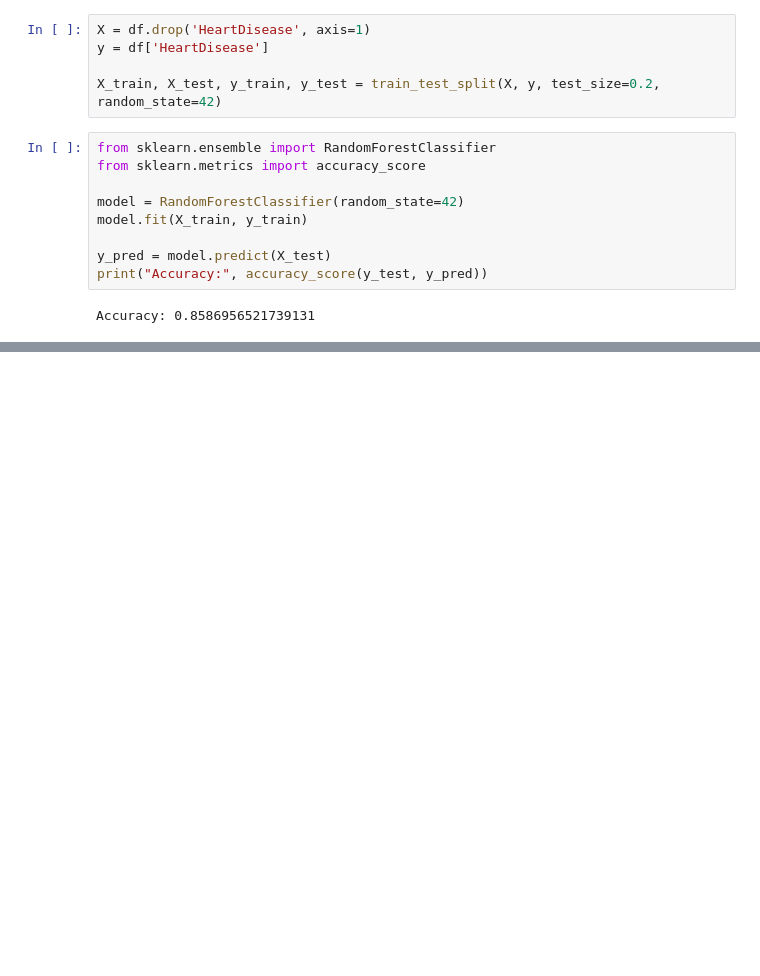
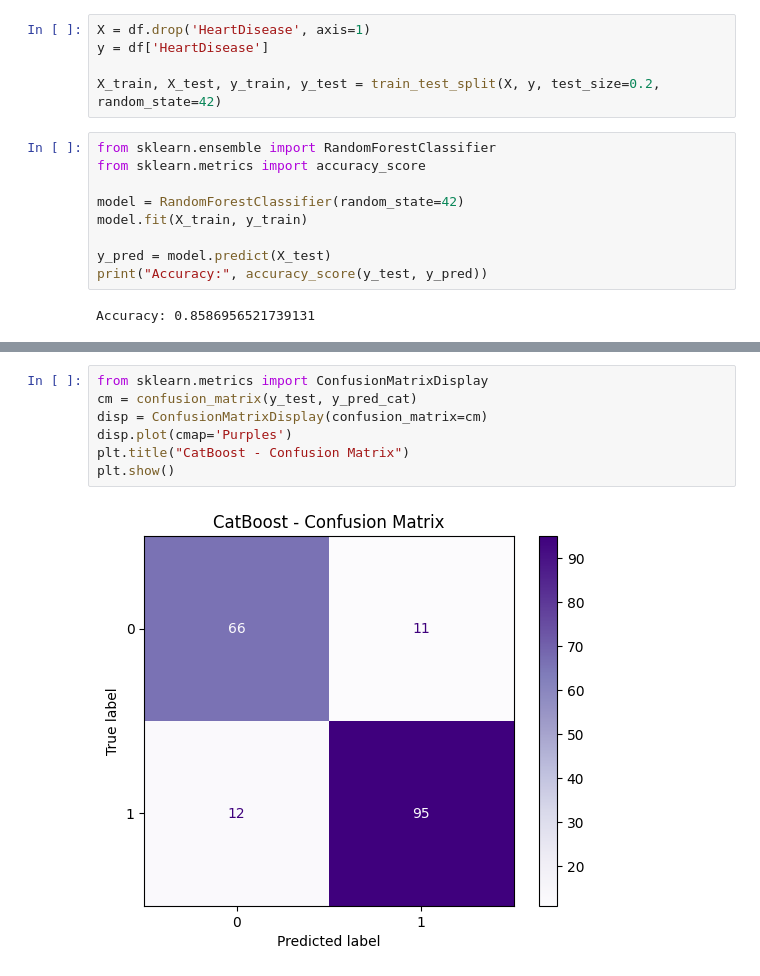
Before and after one commit to tashfeen786/STEMETA_Intership_Projects, a Jupyter notebook: Heart_Failure_Prediction/Heart_Failure_Prediction.ipynb, the cells around one changed output, grey strips where cells are left out. Saved outputs shown, nothing was run; the diff lists cells and outputs as text; blank space fills up the shorter version.

```diff
--- a/Heart_Failure_Prediction/Heart_Failure_Prediction.ipynb
+++ b/Heart_Failure_Prediction/Heart_Failure_Prediction.ipynb
@@ -128,0 +181,9 @@ Accuracy: 0.8586956521739131
+# %%
+from sklearn.metrics import ConfusionMatrixDisplay
+cm = confusion_matrix(y_test, y_pred_cat)
+disp = ConfusionMatrixDisplay(confusion_matrix=cm)
+disp.plot(cmap='Purples')
+plt.title("CatBoost - Confusion Matrix")
+plt.show()
+# %% [output]
+[figure, added]
```
Also changed, not shown: parts of 6 cells of this notebook, 4 other files.
